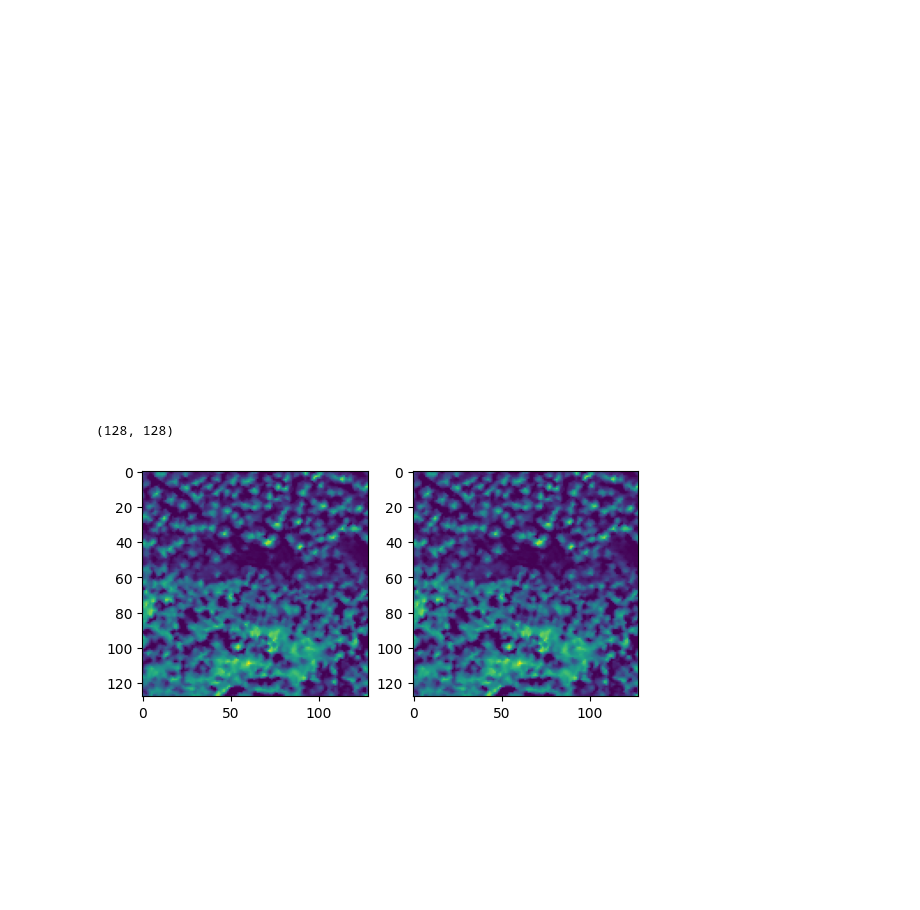
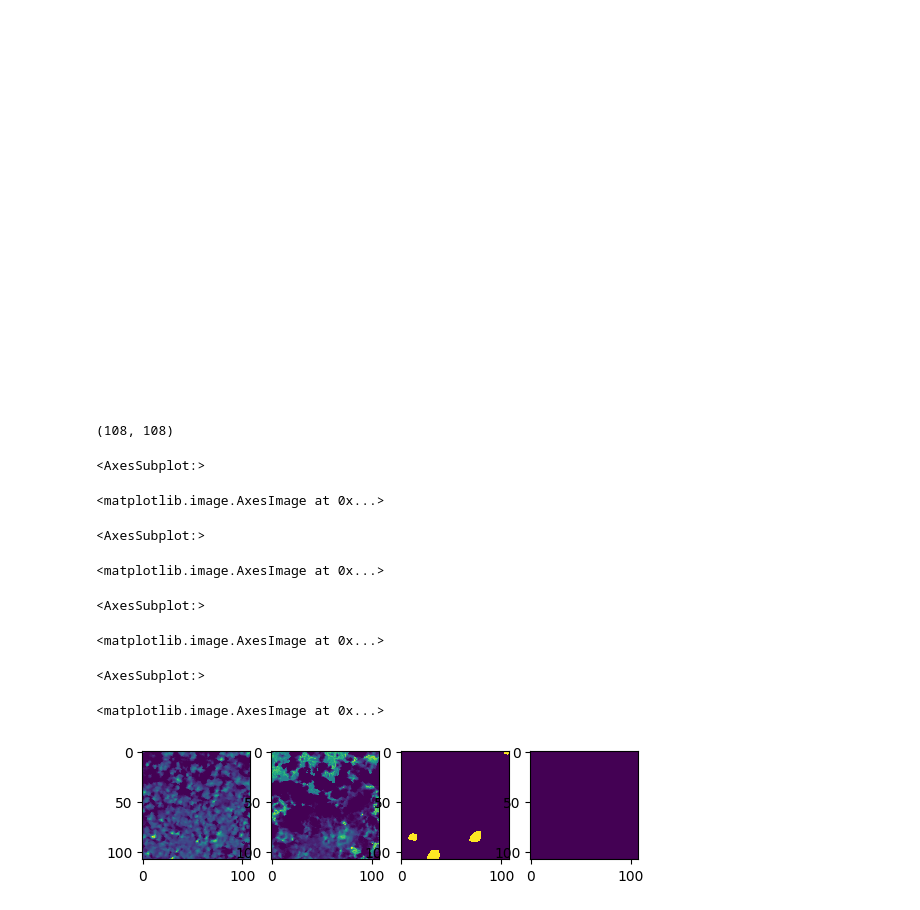
Before and after one commit to WinterCyan/TreeSeg, a Jupyter notebook: notebooks/PREDICT.ipynb, the cells around one changed output. Saved outputs shown, nothing was run; the diff lists cells and outputs as text; code cells hidden in the pictures; blank space fills up the shorter version.

```diff
--- a/notebooks/PREDICT.ipynb
+++ b/notebooks/PREDICT.ipynb
@@ -139,27 +142,51 @@ shape:  (1, 256, 256, 3)
 # %%
 import matplotlib.pyplot as plt
 import numpy as np
 from PIL import Image
 import rasterio
 def image_normalize(im, axis = (0,1), c = 1e-8):
     return (im - im.mean(axis)) / (im.std(axis) + c)
 # im = plt.imread("/home/lenovo/treeseg-dataset/inference/view2/inference_sample_256/r9c99-pan-0.png")
 # im = Image.open("/home/lenovo/treeseg-dataset/inference/all-views/inference_sample_160/r150c30-ndvi0.png")
 # im = rasterio.open("/home/lenovo/treeseg-dataset/inference/all-views/inference_sample_160/r150c30-pan0.png").read(1)
 # arr = np.array(im)
 # im2 = rasterio.open("/home/lenovo/treeseg-dataset/inference/all-views/inference_sample_160/r150c30-ndvi0.png").read(1)
 # arr2 = np.array(im2)
-im = rasterio.open("/home/lenovo/treeseg-dataset/preprocess/all/sample_128/pan-0-area97-r2c1.png").read(1)
-print(im.shape)
-# arr = np.array(im)
-im2 = rasterio.open("/home/lenovo/treeseg-dataset/preprocess/all/sample_128/ndvi-0-area97-r2c1.png").read(1)
-# arr2 = np.array(im2)
+# boundary-0-area183-r2c2
+rootdir="/home/lenovo/treeseg-dataset/full_process/sample_108"
+type="pan"
+area="68"
+r=3
+c=3
+im = rasterio.open(f"{rootdir}/pan-0-area{area}-r{r}c{c}.png").read(1)
+arr = np.array(im)
+im2 = rasterio.open(f"{rootdir}/ndvi-0-area{area}-r{r}c{c}.png").read(1)
+arr2 = np.array(im2)
+
+im3 = rasterio.open(f"{rootdir}/annotation-0-area{area}-r{r}c{c}.png").read(1)
+arr3 = np.array(im3)
+im4 = rasterio.open(f"{rootdir}/boundary-0-area{area}-r{r}c{c}.png").read(1)
+arr4 = np.array(im4)
+
+print(arr.shape)
 fig = plt.figure()
-fig.add_subplot(1,2,1)
-plt.imshow(im)
-fig.add_subplot(1,2,2)
-plt.imshow(im2)
+fig.add_subplot(1,4,1)
+plt.imshow(arr)
+fig.add_subplot(1,4,2)
+plt.imshow(arr2)
+fig.add_subplot(1,4,3)
+plt.imshow(arr3)
+fig.add_subplot(1,4,4)
+plt.imshow(arr4)
 plt.show()
 # %% [output]
-(128, 128)
+(108, 108)
+<AxesSubplot:>
+<matplotlib.image.AxesImage at 0x...>
+<AxesSubplot:>
+<matplotlib.image.AxesImage at 0x...>
+<AxesSubplot:>
+<matplotlib.image.AxesImage at 0x...>
+<AxesSubplot:>
+<matplotlib.image.AxesImage at 0x...>
-[figure, old version]
+[figure, new version]
```
Also changed, not shown: parts of 1 cell of this notebook, 11 other files.
